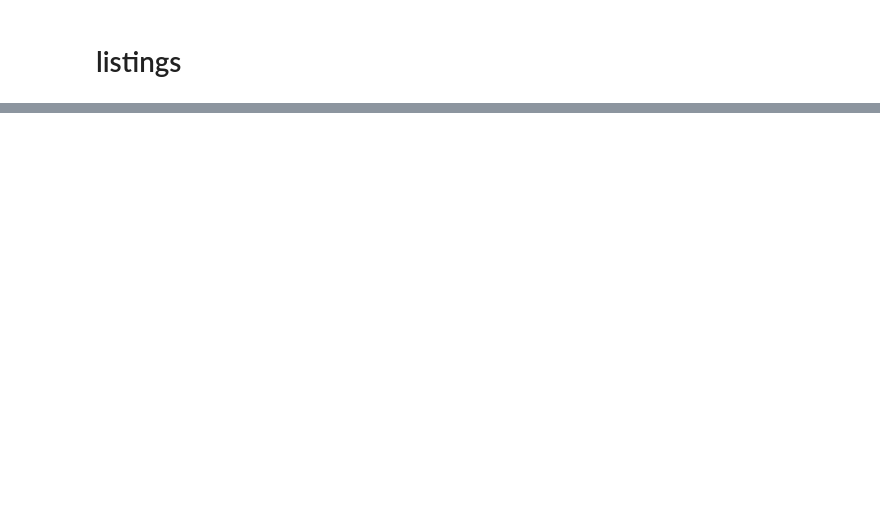
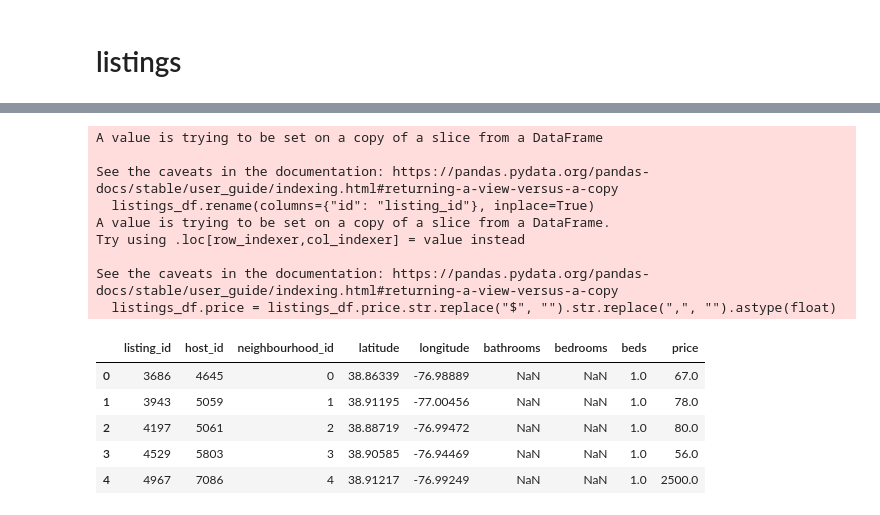
Before and after one commit to johbry17/DC-AirBnB-SQL-Database, a Jupyter notebook: data/v2.0/data_cleaning_v2.0.ipynb, the cells around one changed output, grey strips where cells are left out. Cells and saved outputs as stored; diff of their text form; code cells hidden in the pictures; blank space fills up the shorter version.

```diff
--- a/data/v2.0/data_cleaning_v2.0.ipynb
+++ b/data/v2.0/data_cleaning_v2.0.ipynb
@@ -244,0 +277,43 @@ neighbourhoods_df.head()
+# %%
+# rename id column
+listings_df.rename(columns={"id": "listing_id"}, inplace=True)
+
+# convert price to float
+listings_df.price = listings_df.price.str.replace("$", "").str.replace(",", "").astype(float)
+
+# merge neighbourhoods_df, drop neighbourhood_cleansed, neighbourhood
+listings_df = pd.merge(listings_df, neighbourhoods_df, left_on="neighbourhood_cleansed", right_on="neighbourhood", how="left")
+listings_df.drop(columns=["neighbourhood_cleansed", "neighbourhood"], inplace=True)
+
+# reorganize columns
+listings_df = listings_df[
+    [
+        "listing_id",
+        "host_id",
+        "neighbourhood_id",
+        "latitude",
+        "longitude",
+        "bathrooms",
+        "bedrooms",
+        "beds",
+        "price",
+    ]
+]
+
+listings_df.head()
+# %% [output]
+A value is trying to be set on a copy of a slice from a DataFrame
+
+See the caveats in the documentation: https://pandas.pydata.org/pandas-docs/stable/user_guide/indexing.html#returning-a-view-versus-a-copy
+  listings_df.rename(columns={"id": "listing_id"}, inplace=True)
+A value is trying to be set on a copy of a slice from a DataFrame.
+Try using .loc[row_indexer,col_indexer] = value instead
+
+See the caveats in the documentation: https://pandas.pydata.org/pandas-docs/stable/user_guide/indexing.html#returning-a-view-versus-a-copy
+  listings_df.price = listings_df.price.str.replace("$", "").str.replace(",", "").astype(float)
+|  | listing_id | host_id | neighbourhood_id | latitude | longitude | bathrooms | bedrooms | beds | price |
+| 0 | 3686 | 4645 | 0 | 38.86339 | -76.98889 | NaN | NaN | 1.0 | 67.0 |
+| 1 | 3943 | 5059 | 1 | 38.91195 | -77.00456 | NaN | NaN | 1.0 | 78.0 |
+| 2 | 4197 | 5061 | 2 | 38.88719 | -76.99472 | NaN | NaN | 1.0 | 80.0 |
+| 3 | 4529 | 5803 | 3 | 38.90585 | -76.94469 | NaN | NaN | 1.0 | 56.0 |
+| 4 | 4967 | 7086 | 4 | 38.91217 | -76.99249 | NaN | NaN | 1.0 | 2500.0 |
```
Also changed, not shown: parts of 9 cells of this notebook, 1 other file.
